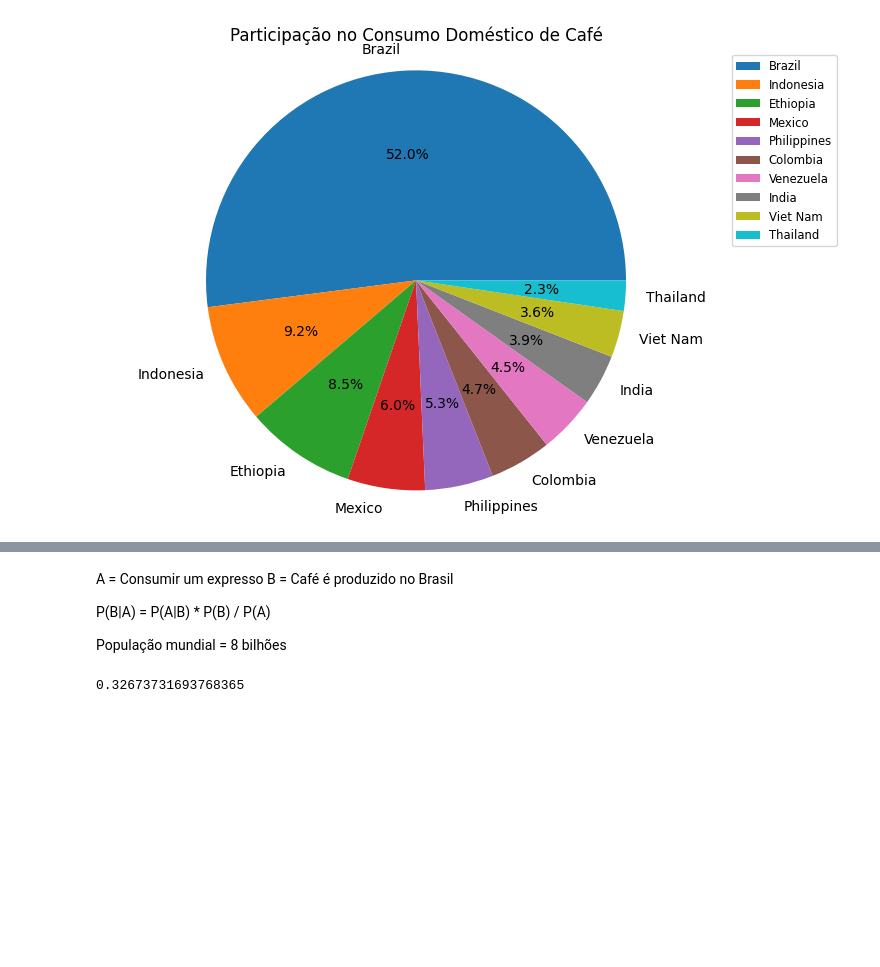
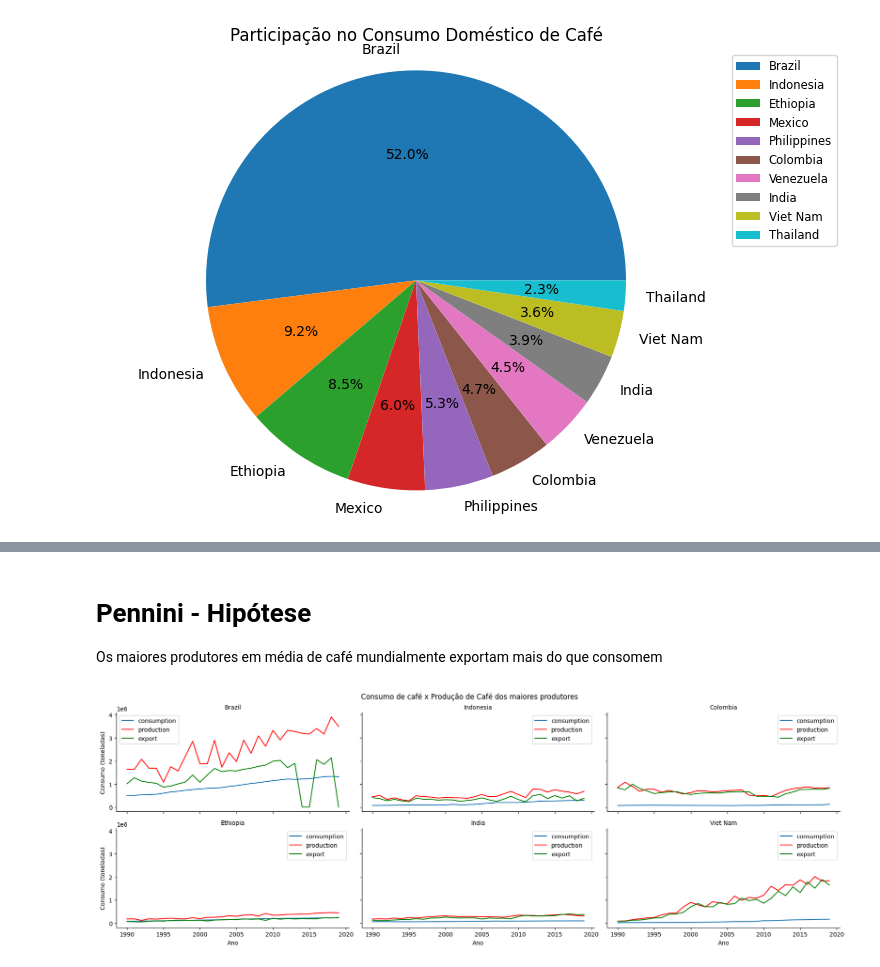
Before and after one commit to fea-dev-usp/Dia-Nacional-do-Cafe, a Jupyter notebook: coffee/app.ipynb, the cells around one changed output, grey strips where cells are left out. Cells and saved outputs as stored; diff of their text form; code cells hidden in the pictures; blank space fills up the shorter version.

Commit message:
visualização e análise de maiores produtores de café

```diff
--- a/coffee/app.ipynb
+++ b/coffee/app.ipynb
@@ -289,12 +265,30 @@ display(producao_mundial.head())
-# %% [markdown]
-A = Consumir um expresso
-B = Café é produzido no Brasil
-
-P(B|A) = P(A|B) * P(B) / P(A)
-
-População mundial = 8 bilhões
-# %%
-prob_a = producao_mundial["expressos"].mean() / 8000000000
-prob_b = producao_mundial["br_prod_ratio"].mean()
-# %% [output]
-0.32673731693768365
+# %% [markdown]
+# Pennini - Hipótese
+
+Os maiores produtores em média de café mundialmente exportam mais do que consomem
+# %%
+dom_production_export['export'] = dom_production_export['export'].apply(lambda x: 0 if x < 0 else x)
+dom_production_export['consumption'] = dom_production_export['consumption'] / 1000
+dom_production_export['production'] = dom_production_export['production'] / 1000
+dom_production_export['export'] = dom_production_export['export'] / 1000
+
+maiores_produtores = dom_production_export.groupby('Country')['production'].mean().sort_values(ascending=False).head(6).index
+# %%
+dom_production_export['year'] = dom_production_export['year'].astype(int)
+
+df_maiores = dom_production_export[dom_production_export['Country'].isin(maiores_produtores)]
+# %%
+g = sns.relplot(data=df_maiores, x='year', y='consumption', kind='line', col='Country', col_wrap=3, facet_kws={'sharey': True}, height=3, aspect=2, label='consumption')
+
+for ax, country in zip(g.axes.flat, df_maiores['Country'].unique()):
+    df_country = df_maiores[df_maiores['Country'] == country]
+    sns.lineplot(data=df_country, x='year', y='production', ax=ax, color='red', label='production')
+    sns.lineplot(data=df_country, x='year', y='export', ax=ax, color='green', label='export')
+
+g.set_axis_labels('Ano', 'Consumo (toneladas)')
+g.set_titles('{col_name}')
+g.fig.suptitle('Consumo de café x Produção de Café dos maiores produtores', y=1.02)
+
+plt.show()
+# %% [output]
+[figure, added]
```
Also changed, not shown: parts of 7 cells of this notebook.
